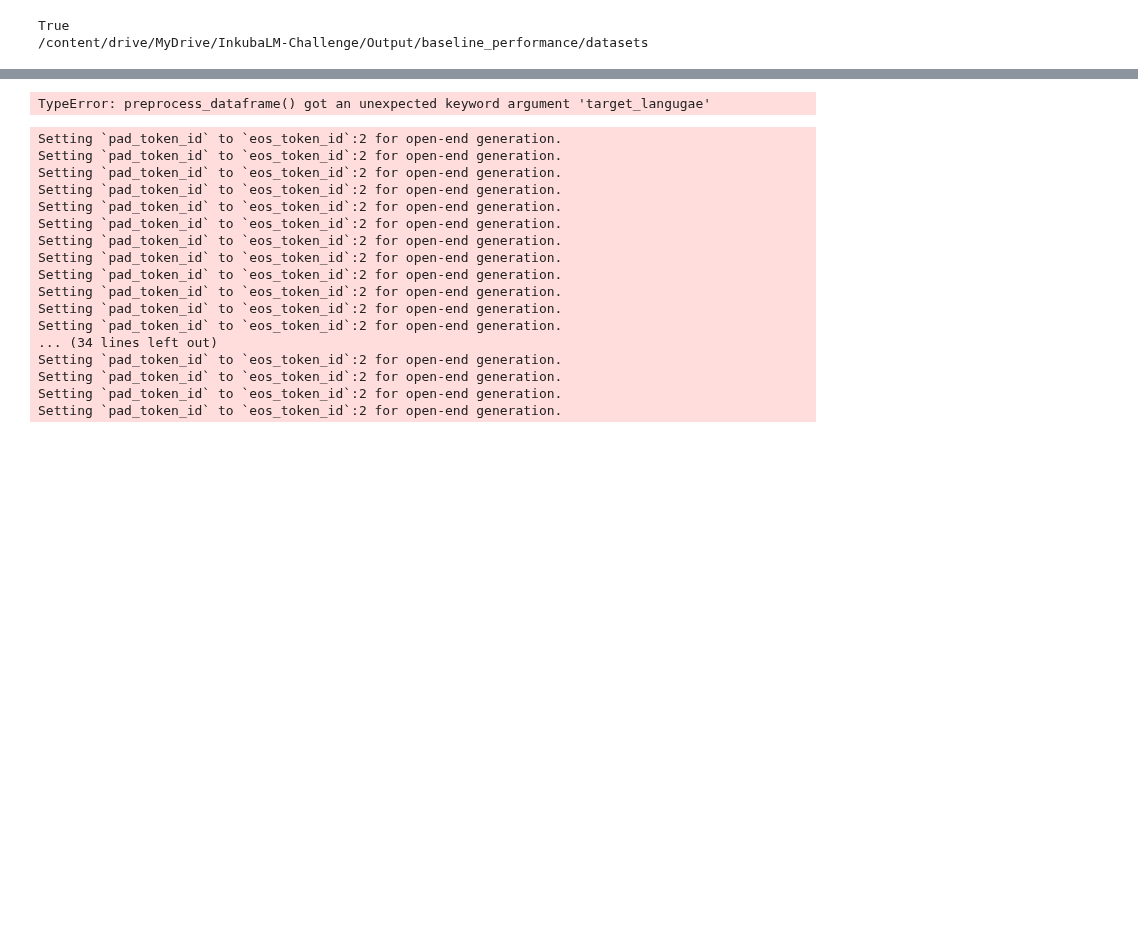
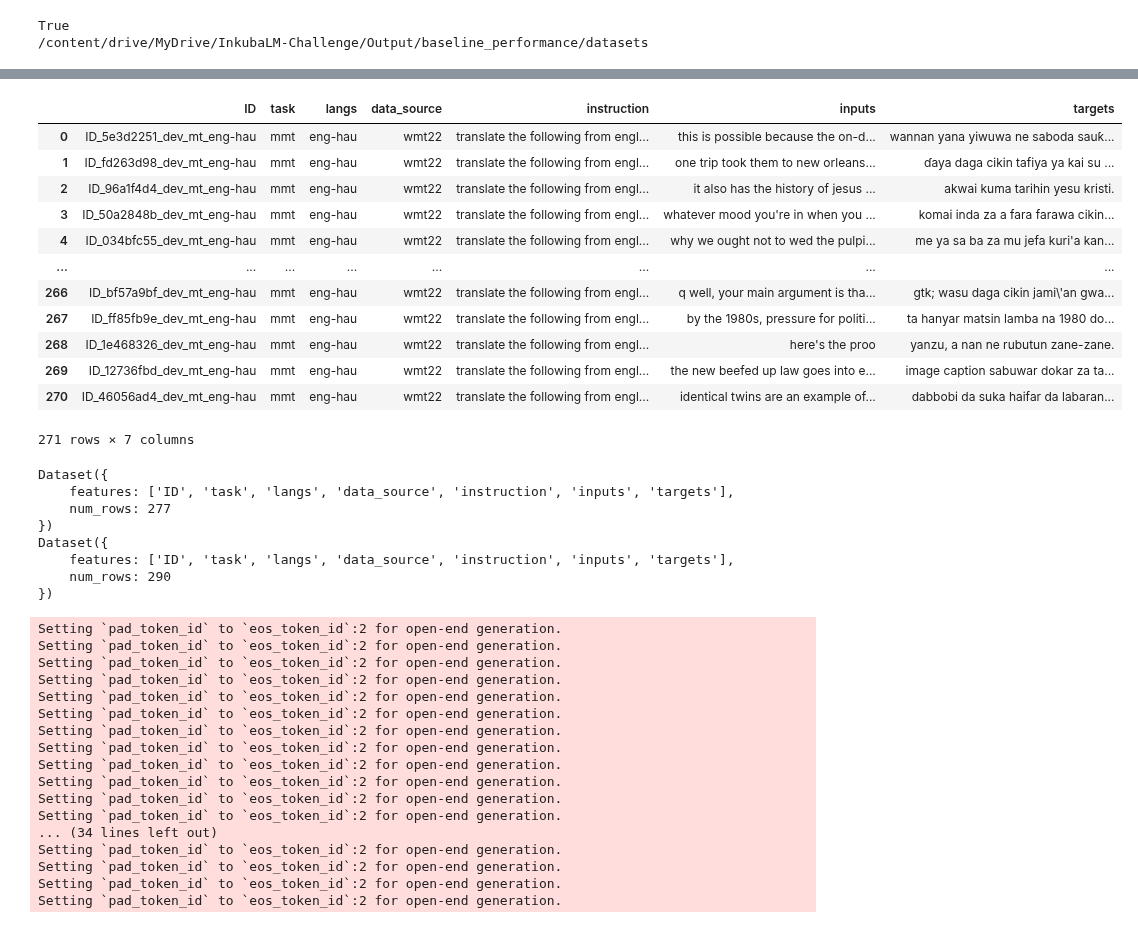
Before and after one commit to melissafasol/InkubaLM-Challenge, a Jupyter notebook: notebooks_ab/evaluation.ipynb, the cells around one changed output, grey strips where cells are left out. Cells and saved outputs as stored; diff of their text form; code cells hidden in the pictures; blank space fills up the shorter version.

```diff
--- a/notebooks_ab/evaluation.ipynb
+++ b/notebooks_ab/evaluation.ipynb
@@ -447,21 +447,40 @@ importlib.reload(src.model_utils)
+# %%
+# Load the Swahili dataset from a local CSV file
+mt_train = pd.read_parquet("hf://datasets/lelapa/MTTrain/data/train-00000-of-00001.parquet")
+hau_dataset_pd = mt_train.loc[mt_train['langs'] == 'eng-hau']
+data_augment.preprocess_dataframe(hau_dataset_pd,target_language='hausa')
+# %% [output]
+|  | ID | task | langs | data_source | instruction | inputs | targets |
+| 0 | ID_5e3d2251_dev_mt_eng-hau | mmt | eng-hau | wmt22 | translate the following from engl... | this is possible because the on-d... | wannan yana yiwuwa ne saboda sauƙ... |
+| 1 | ID_fd263d98_dev_mt_eng-hau | mmt | eng-hau | wmt22 | translate the following from engl... | one trip took them to new orleans... | ɗaya daga cikin tafiya ya kai su ... |
+| 2 | ID_96a1f4d4_dev_mt_eng-hau | mmt | eng-hau | wmt22 | translate the following from engl... | it also has the history of jesus ... | akwai kuma tarihin yesu kristi. |
+| 3 | ID_50a2848b_dev_mt_eng-hau | mmt | eng-hau | wmt22 | translate the following from engl... | whatever mood you're in when you ... | komai inda za a fara farawa cikin... |
+| 4 | ID_034bfc55_dev_mt_eng-hau | mmt | eng-hau | wmt22 | translate the following from engl... | why we ought not to wed the pulpi... | me ya sa ba za mu jefa kuri'a kan... |
+| ... | ... | ... | ... | ... | ... | ... | ... |
+| 266 | ID_bf57a9bf_dev_mt_eng-hau | mmt | eng-hau | wmt22 | translate the following from engl... | q well, your main argument is tha... | gtk; wasu daga cikin jami\'an gwa... |
+| 267 | ID_ff85fb9e_dev_mt_eng-hau | mmt | eng-hau | wmt22 | translate the following from engl... | by the 1980s, pressure for politi... | ta hanyar matsin lamba na 1980 do... |
+| 268 | ID_1e468326_dev_mt_eng-hau | mmt | eng-hau | wmt22 | translate the following from engl... | here's the proo | yanzu, a nan ne rubutun zane-zane. |
+| 269 | ID_12736fbd_dev_mt_eng-hau | mmt | eng-hau | wmt22 | translate the following from engl... | the new beefed up law goes into e... | image caption sabuwar dokar za ta... |
+| 270 | ID_46056ad4_dev_mt_eng-hau | mmt | eng-hau | wmt22 | translate the following from engl... | identical twins are an example of... | dabbobi da suka haifar da labaran... |
+271 rows × 7 columns
 # %%
 from sklearn.utils import shuffle
 
 # Load the Swahili dataset from a local CSV file
 mt_train = pd.read_parquet("hf://datasets/lelapa/MTTrain/data/train-00000-of-00001.parquet")
 hau_dataset_pd = mt_train.loc[mt_train['langs'] == 'eng-hau']
-hau_dataset_pd_clean = data_augment.preprocess_dataframe(hau_dataset_pd, target_language = 'hausa')
-hau_synthetic_clean = data_augment.preprocess_dataframe(df_clean_hausa, target_langugae = 'hausa')
+hau_dataset_pd_clean = data_augment.preprocess_dataframe(hau_dataset_pd,target_language='hausa')
+hau_synthetic_clean = data_augment.preprocess_dataframe(df_clean_hausa,target_language='hausa')
 
 hau_supplement_df = pd.concat([hau_synthetic_clean, hau_dataset_pd_clean], axis=0, ignore_index=True)
 hau_supplement_df = shuffle(hau_supplement_df, random_state=42).reset_index(drop=True)
 
 swa_dataset_pd = mt_train.loc[mt_train['langs'] == 'eng-swa']
-swa_dataset_pd_clean = data_augment.preprocess_dataframe(swa_dataset_pd, target_language = 'swahili')
-swa_synthetic_clean = data_augment.preprocess_dataframe(df_synthetic_swahili, target_language = 'swahili')
+swa_dataset_pd_clean = data_augment.preprocess_dataframe(swa_dataset_pd,target_language='swahili')
+swa_synthetic_clean = data_augment.preprocess_dataframe(df_synthetic_swahili,target_language='swahili')
 
 swa_supplement_df = pd.concat([swa_synthetic_clean, swa_dataset_pd_clean], axis=0, ignore_index=True)
-swa_supplement_df = shuffle(hau_supplement_df, random_state=42).reset_index(drop=True)
+swa_supplement_df = shuffle(swa_supplement_df, random_state=42).reset_index(drop=True)
 
 
 swa_dataset = Dataset.from_pandas(swa_supplement_df)
@@ -479,7 +498,14 @@ dataset_dict = DatasetDict({
 print(swa_dataset)
 print(hau_supplement)
 # %% [output]
-TypeError: preprocess_dataframe() got an unexpected keyword argument 'target_langugae'
+Dataset({
+    features: ['ID', 'task', 'langs', 'data_source', 'instruction', 'inputs', 'targets'],
+    num_rows: 277
+})
+Dataset({
+    features: ['ID', 'task', 'langs', 'data_source', 'instruction', 'inputs', 'targets'],
+    num_rows: 290
+})
 # %%
 # don't change this instruction
 mt_instruction = "translate the following from {input_lang} into {output_lang}."
```
Also changed, not shown: parts of 29 cells of this notebook.
